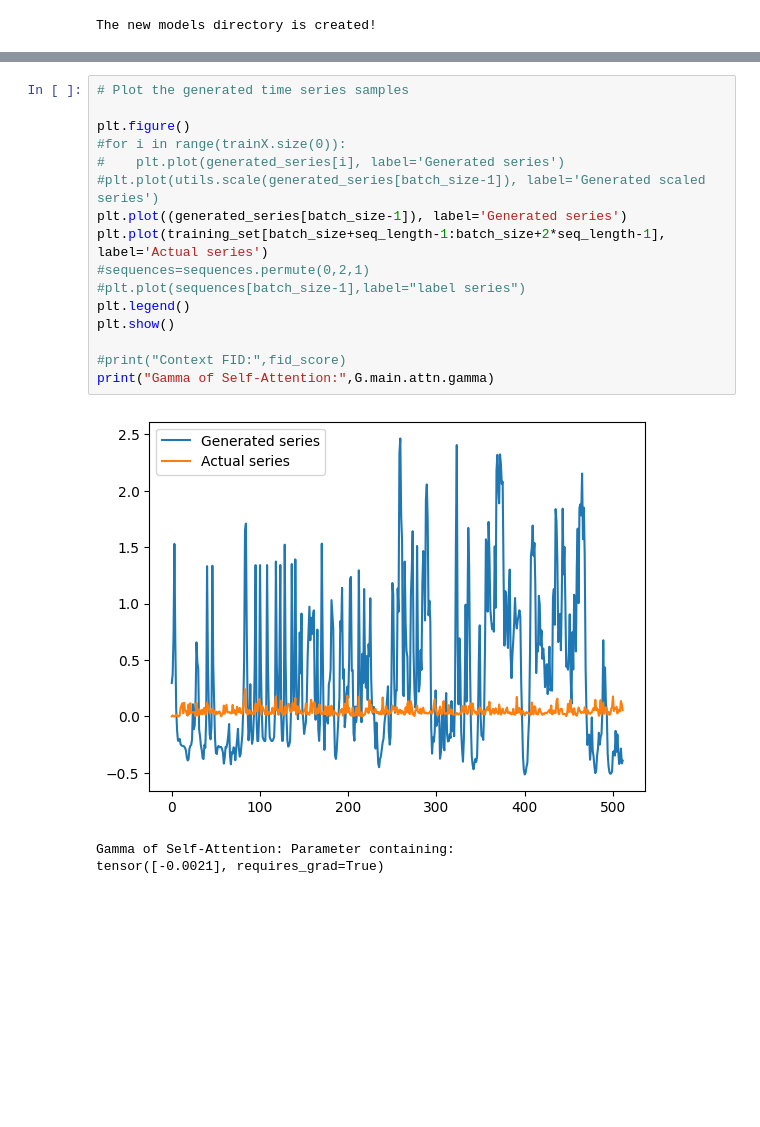
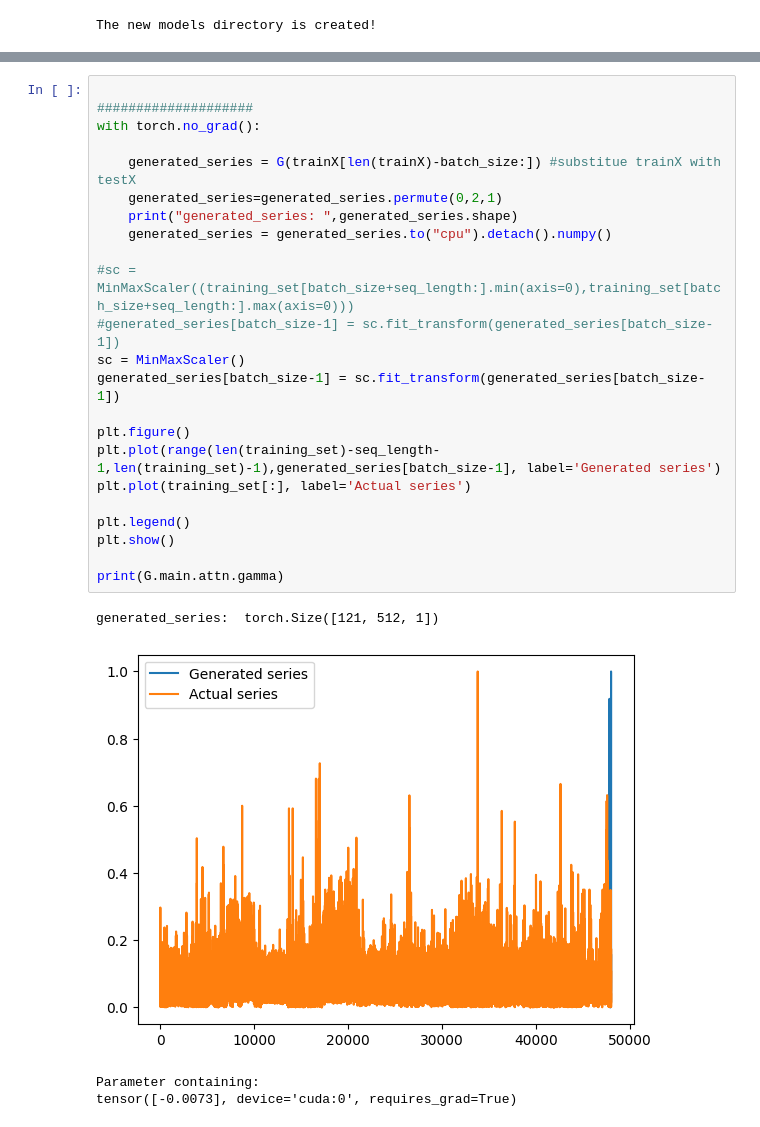
Before and after one commit to francomano/PSA-GAN, a Jupyter notebook: M4-train.ipynb, the cells around one changed output, grey strips where cells are left out. Drawn from its saved outputs; the diff is of its cells as text; blank space fills up the shorter version.

```diff
--- a/M4-train.ipynb
+++ b/M4-train.ipynb
@@ -233,20 +230,28 @@ generated_series:  torch.Size([121, 512, 1])
-# %%
-# Plot the generated time series samples
-
-plt.figure()
-#for i in range(trainX.size(0)):
-#    plt.plot(generated_series[i], label='Generated series')
-#plt.plot(utils.scale(generated_series[batch_size-1]), label='Generated scaled series')
-plt.plot((generated_series[batch_size-1]), label='Generated series')
-plt.plot(training_set[batch_size+seq_length-1:batch_size+2*seq_length-1], label='Actual series')
-#sequences=sequences.permute(0,2,1)
-#plt.plot(sequences[batch_size-1],label="label series")
-plt.legend()
-plt.show()
-
-#print("Context FID:",fid_score)
-print("Gamma of Self-Attention:",G.main.attn.gamma)
-# %% [output]
-[figure, removed]
-Gamma of Self-Attention: Parameter containing:
-tensor([-0.0021], requires_grad=True)
+# %%
+
+####################
+with torch.no_grad():
+
+    generated_series = G(trainX[len(trainX)-batch_size:]) #substitue trainX with testX
+    generated_series=generated_series.permute(0,2,1)
+    print("generated_series: ",generated_series.shape)
+    generated_series = generated_series.to("cpu").detach().numpy()
+
+#sc = MinMaxScaler((training_set[batch_size+seq_length:].min(axis=0),training_set[batch_size+seq_length:].max(axis=0)))
+#generated_series[batch_size-1] = sc.fit_transform(generated_series[batch_size-1])
+sc = MinMaxScaler()
+generated_series[batch_size-1] = sc.fit_transform(generated_series[batch_size-1])
+
+plt.figure()
+plt.plot(range(len(training_set)-seq_length-1,len(training_set)-1),generated_series[batch_size-1], label='Generated series')
+plt.plot(training_set[:], label='Actual series')
+
+plt.legend()
+plt.show()
+
+print(G.main.attn.gamma)
+# %% [output]
+generated_series:  torch.Size([121, 512, 1])
+[figure, added]
+Parameter containing:
+tensor([-0.0073], device='cuda:0', requires_grad=True)
```
Also changed, not shown: parts of 5 cells of this notebook, 11 other files.
